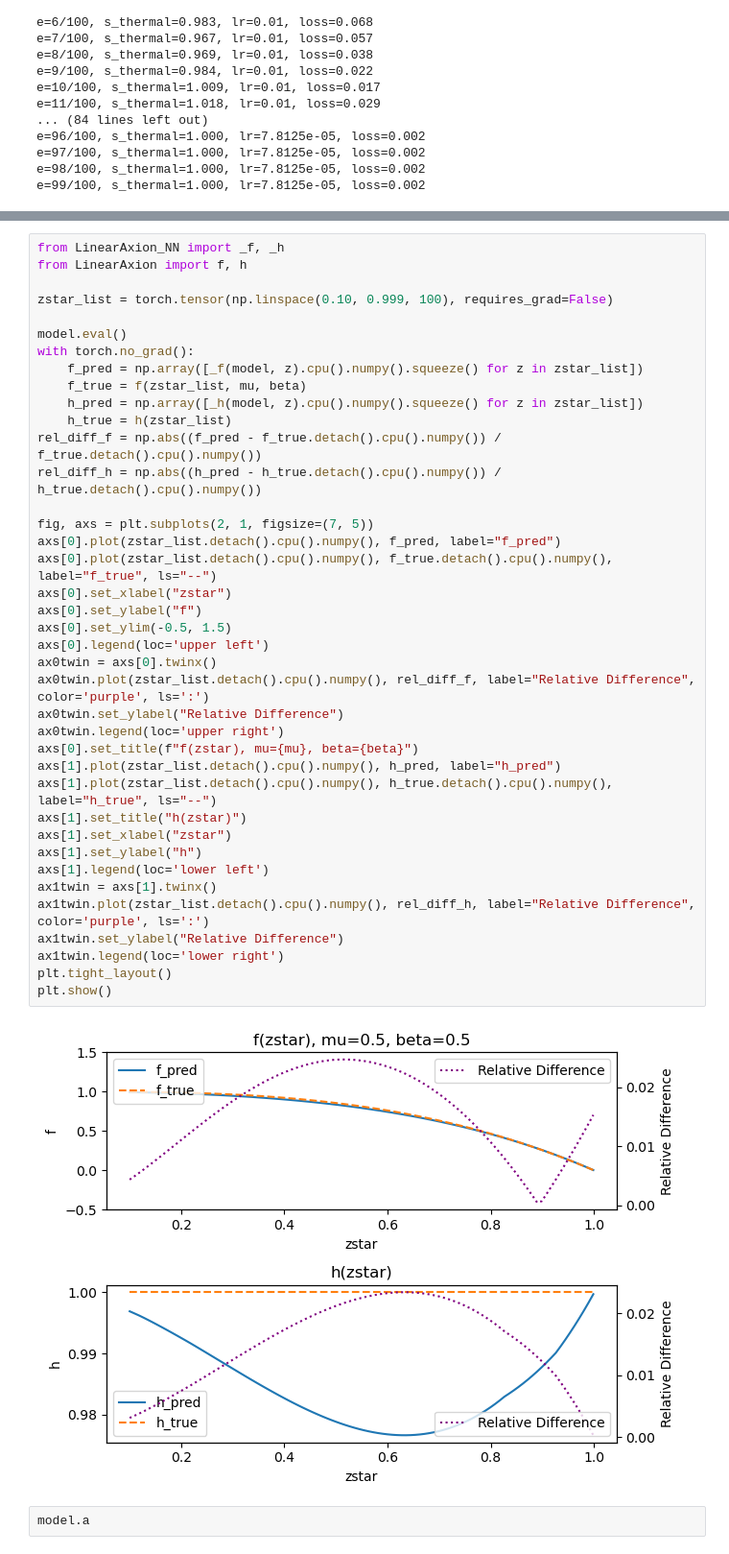
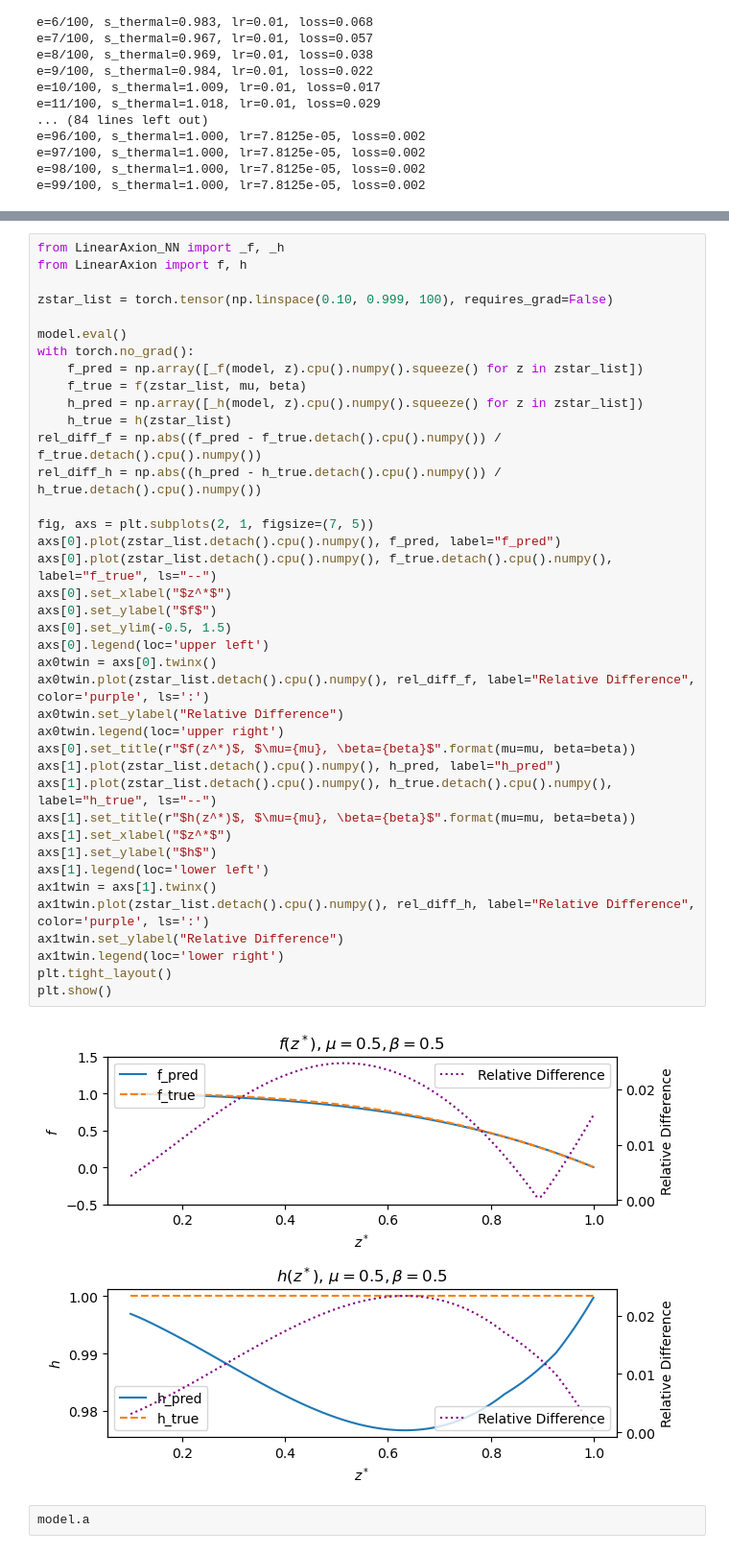
Before and after one commit to BoGGoG/HoloML, a Jupyter notebook: LinearAxion/LinearAxion_NN_fit.ipynb, the cells around one changed output, grey strips where cells are left out. Shown at 96% size. Cells and saved outputs as stored; diff of their text form.

```diff
--- a/LinearAxion/LinearAxion_NN_fit.ipynb
+++ b/LinearAxion/LinearAxion_NN_fit.ipynb
@@ -151,40 +166,40 @@ from LinearAxion import f, h
 zstar_list = torch.tensor(np.linspace(0.10, 0.999, 100), requires_grad=False)
 
 model.eval()
 with torch.no_grad():
     f_pred = np.array([_f(model, z).cpu().numpy().squeeze() for z in zstar_list])
     f_true = f(zstar_list, mu, beta)
     h_pred = np.array([_h(model, z).cpu().numpy().squeeze() for z in zstar_list])
     h_true = h(zstar_list)
 rel_diff_f = np.abs((f_pred - f_true.detach().cpu().numpy()) / f_true.detach().cpu().numpy())
 rel_diff_h = np.abs((h_pred - h_true.detach().cpu().numpy()) / h_true.detach().cpu().numpy())
 
 fig, axs = plt.subplots(2, 1, figsize=(7, 5))
 axs[0].plot(zstar_list.detach().cpu().numpy(), f_pred, label="f_pred")
 axs[0].plot(zstar_list.detach().cpu().numpy(), f_true.detach().cpu().numpy(), label="f_true", ls="--")
-axs[0].set_xlabel("zstar")
-axs[0].set_ylabel("f")
+axs[0].set_xlabel("$z^*$")
+axs[0].set_ylabel("$f$")
 axs[0].set_ylim(-0.5, 1.5)
 axs[0].legend(loc='upper left')
 ax0twin = axs[0].twinx()
 ax0twin.plot(zstar_list.detach().cpu().numpy(), rel_diff_f, label="Relative Difference", color='purple', ls=':')
 ax0twin.set_ylabel("Relative Difference")
 ax0twin.legend(loc='upper right')
-axs[0].set_title(f"f(zstar), mu={mu}, beta={beta}")
+axs[0].set_title(r"$f(z^*)$, $\mu={mu}, \beta={beta}$".format(mu=mu, beta=beta))
 axs[1].plot(zstar_list.detach().cpu().numpy(), h_pred, label="h_pred")
 axs[1].plot(zstar_list.detach().cpu().numpy(), h_true.detach().cpu().numpy(), label="h_true", ls="--")
-axs[1].set_title("h(zstar)")
-axs[1].set_xlabel("zstar")
-axs[1].set_ylabel("h")
+axs[1].set_title(r"$h(z^*)$, $\mu={mu}, \beta={beta}$".format(mu=mu, beta=beta))
+axs[1].set_xlabel("$z^*$")
+axs[1].set_ylabel("$h$")
 axs[1].legend(loc='lower left')
 ax1twin = axs[1].twinx()
 ax1twin.plot(zstar_list.detach().cpu().numpy(), rel_diff_h, label="Relative Difference", color='purple', ls=':')
 ax1twin.set_ylabel("Relative Difference")
 ax1twin.legend(loc='lower right')
 plt.tight_layout()
 plt.show()
 # %% [output]
-[figure, old version]
+[figure, new version]
 # %%
 model.a
 # %% [output]
```
Also changed, not shown: parts of 1 cell of this notebook.
